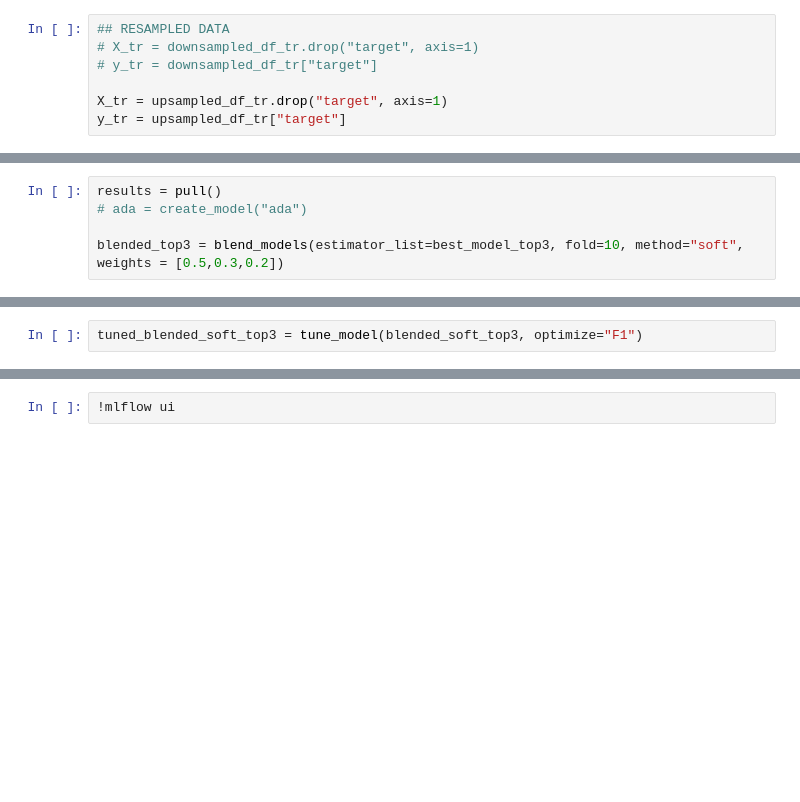
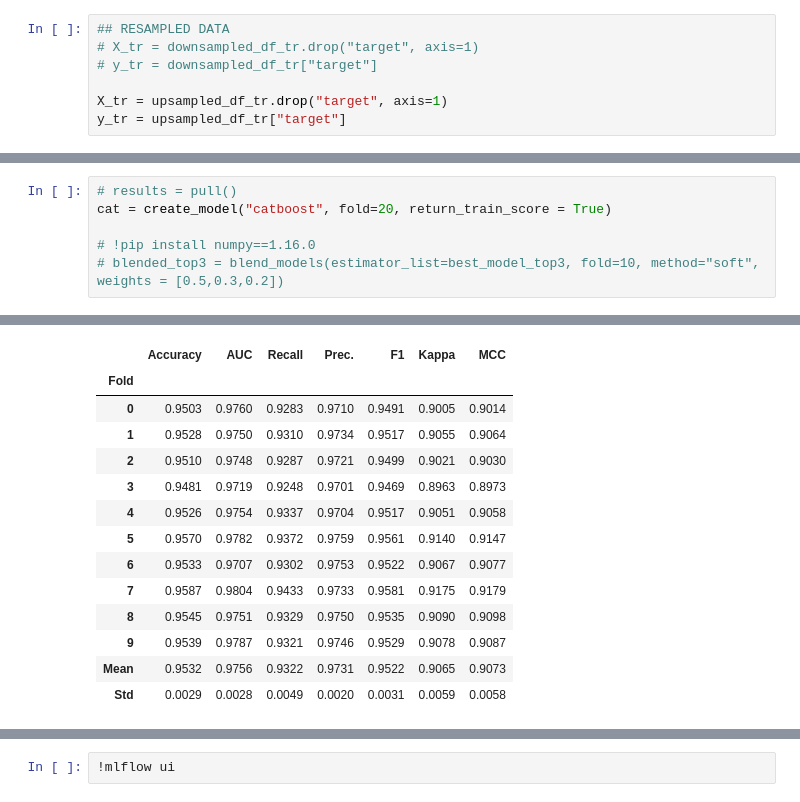
Before and after one commit to watchstep/YAIMERS, a Jupyter notebook: auto_ml.ipynb, the cells around one changed output, grey strips where cells are left out. Saved outputs shown, nothing was run; the diff lists cells and outputs as text; blank space fills up the shorter version.

```diff
--- a/auto_ml.ipynb
+++ b/auto_ml.ipynb
@@ -249,5 +362,7 @@ best_model_top3 = compare_models(sort='F1', n_select=3)
 # %%
-results = pull()
-# ada = create_model("ada")
+# results = pull()
+cat = create_model("catboost", fold=20, return_train_score = True)
 
-blended_top3 = blend_models(estimator_list=best_model_top3, fold=10, method="soft", weights = [0.5,0.3,0.2])
+# !pip install numpy==1.16.0
+# blended_top3 = blend_models(estimator_list=best_model_top3, fold=10, method="soft", weights = [0.5,0.3,0.2])
+# %% [output]
@@ -253,0 +370,14 @@ blended_top3 = blend_models(estimator_list=best_model_top3, fold=10, method="sof
+|  | Accuracy | AUC | Recall | Prec. | F1 | Kappa | MCC |
+| Fold |  |  |  |  |  |  |  |
+| 0 | 0.9503 | 0.9760 | 0.9283 | 0.9710 | 0.9491 | 0.9005 | 0.9014 |
+| 1 | 0.9528 | 0.9750 | 0.9310 | 0.9734 | 0.9517 | 0.9055 | 0.9064 |
+| 2 | 0.9510 | 0.9748 | 0.9287 | 0.9721 | 0.9499 | 0.9021 | 0.9030 |
+| 3 | 0.9481 | 0.9719 | 0.9248 | 0.9701 | 0.9469 | 0.8963 | 0.8973 |
+| 4 | 0.9526 | 0.9754 | 0.9337 | 0.9704 | 0.9517 | 0.9051 | 0.9058 |
+| 5 | 0.9570 | 0.9782 | 0.9372 | 0.9759 | 0.9561 | 0.9140 | 0.9147 |
+| 6 | 0.9533 | 0.9707 | 0.9302 | 0.9753 | 0.9522 | 0.9067 | 0.9077 |
+| 7 | 0.9587 | 0.9804 | 0.9433 | 0.9733 | 0.9581 | 0.9175 | 0.9179 |
+| 8 | 0.9545 | 0.9751 | 0.9329 | 0.9750 | 0.9535 | 0.9090 | 0.9098 |
+| 9 | 0.9539 | 0.9787 | 0.9321 | 0.9746 | 0.9529 | 0.9078 | 0.9087 |
+| Mean | 0.9532 | 0.9756 | 0.9322 | 0.9731 | 0.9522 | 0.9065 | 0.9073 |
+| Std | 0.0029 | 0.0028 | 0.0049 | 0.0020 | 0.0031 | 0.0059 | 0.0058 |
@@ -254,2 +385,0 @@ blended_top3 = blend_models(estimator_list=best_model_top3, fold=10, method="sof
-# %%
-tuned_blended_soft_top3 = tune_model(blended_soft_top3, optimize="F1")
```
Also changed, not shown: parts of 14 cells of this notebook, 6 other files.
